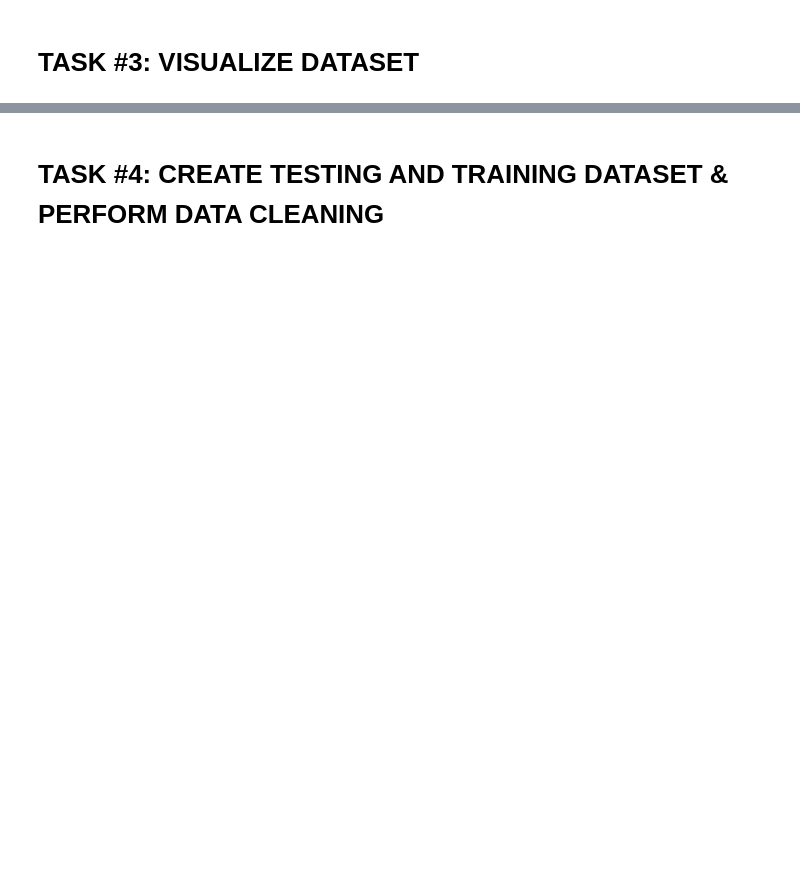
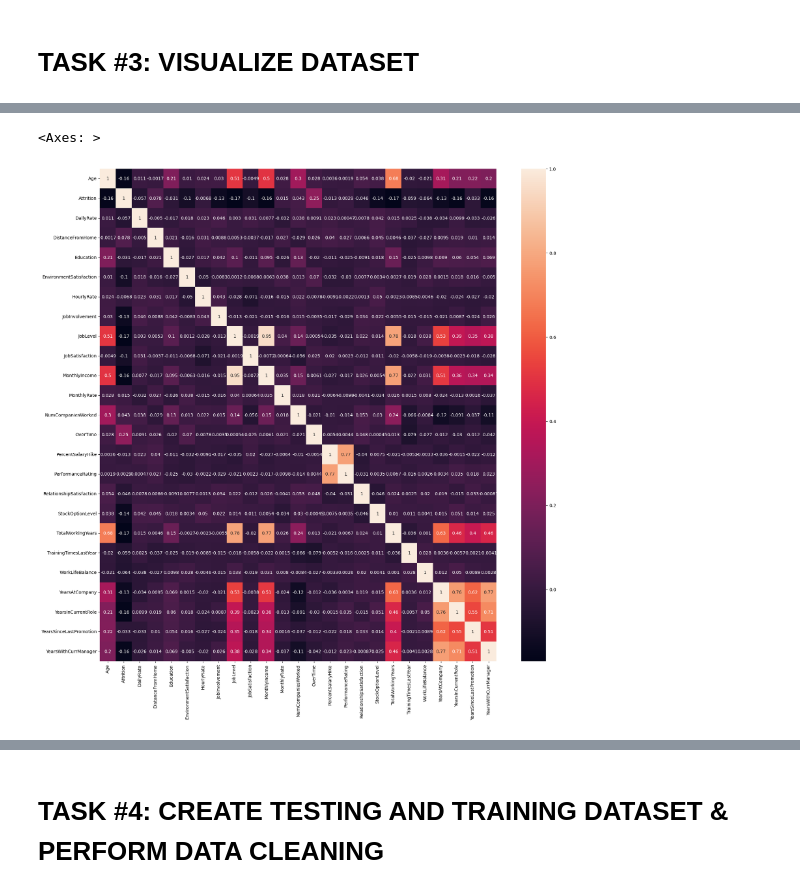
Before and after one commit to VipinBadoni26/DS_Human_Resources_Department, a Jupyter notebook: human_resources_department_skeleton.ipynb, the cells around one changed output, grey strips where cells are left out. Drawn from its saved outputs; the diff is of its cells as text; code cells hidden in the pictures; blank space fills up the shorter version.

```diff
--- a/human_resources_department_skeleton.ipynb
+++ b/human_resources_department_skeleton.ipynb
@@ -48,3 +159,5 @@ drive.mount('/content/drive')
 # %%
 # It makes sense to drop 'EmployeeCount' , 'Standardhours' and 'Over18' since they do not change from one employee to the other
 # Let's drop 'EmployeeNumber' as well
+
+employee_df.drop(['EmployeeCount','StandardHours','Over18', 'EmployeeNumber'], axis = 1, inplace=True)
@@ -65,6 +233,13 @@ left_df.describe()
 # %%
+numeric_df = employee_df.select_dtypes(include='number')
+correlation = numeric_df.corr()
+f, ax = plt.subplots(figsize = (20,20))
+sns.heatmap(correlation , annot= True)
 
 # Job level is strongly correlated with total working hours
 # Monthly income is strongly correlated with Job level
 # Monthly income is strongly correlated with total working hours
 # Age is stongly correlated with monthly income
+# %% [output]
+<Axes: >
+[figure, added]
```
Also changed, not shown: parts of 64 cells of this notebook.
